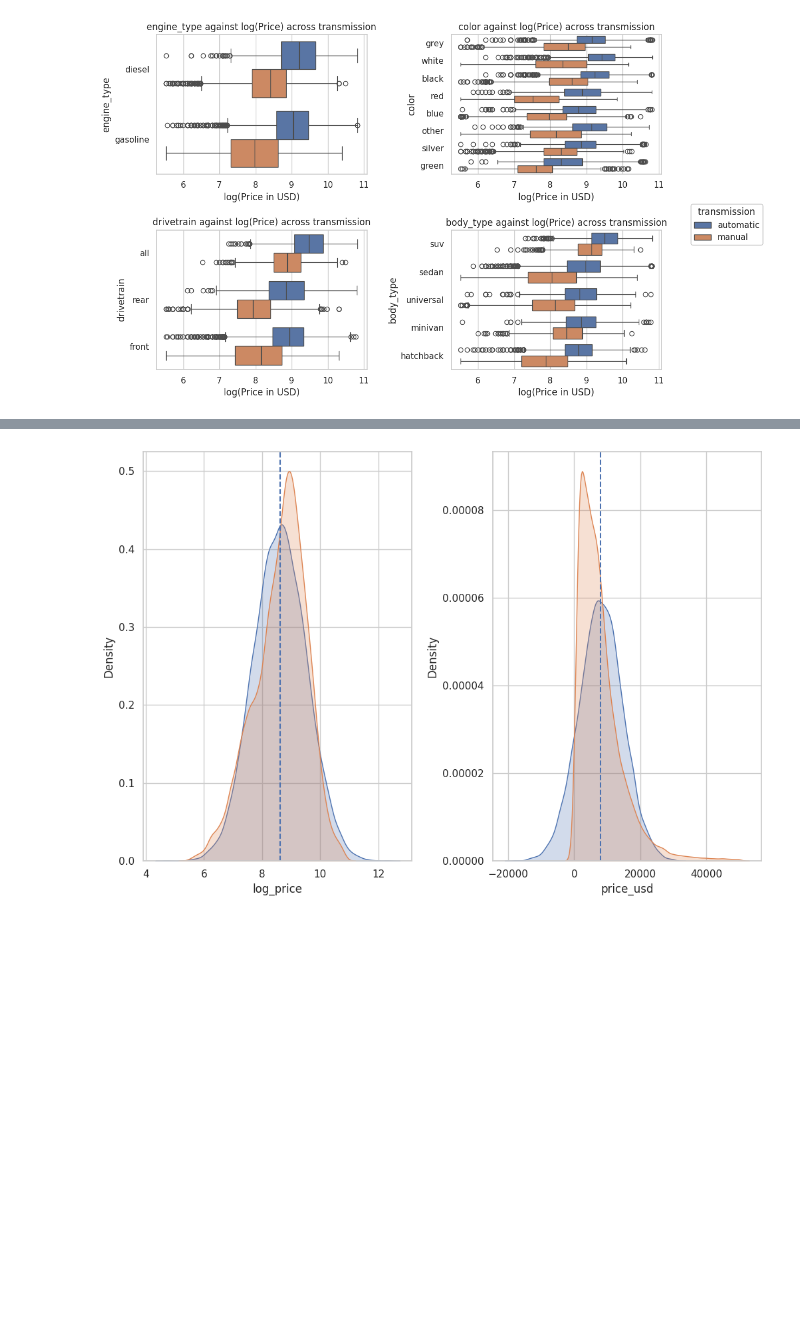
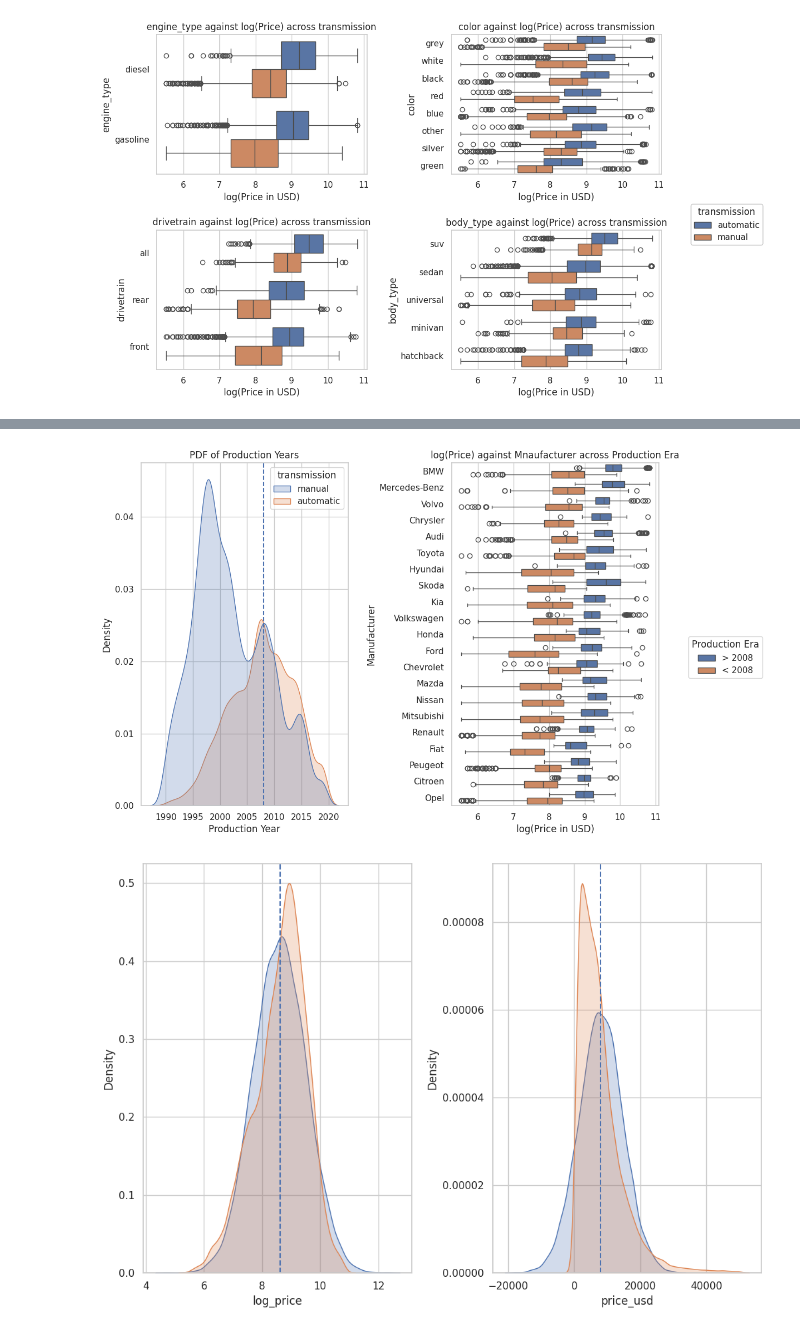
Before and after one commit to NigelPetersen/UsedCars, a Jupyter notebook: UsedCars.ipynb, the cells around one changed output, grey strips where cells are left out. Drawn from its saved outputs; the diff is of its cells as text; code cells hidden in the pictures; blank space fills up the shorter version.

```diff
--- a/UsedCars.ipynb
+++ b/UsedCars.ipynb
@@ -182,3 +157,21 @@ plt.show()
+# %%
+cars_data["Production Era"] = (cars_data["year_produced"] >= 2008).apply(str)
+cars_data["Production Era"] = cars_data["Production Era"].replace(["True", "False"], ["> 2008", "< 2008"])
+
+fig = plt.figure()
+fig.subplots_adjust(wspace = 0.5)
+ax = fig.add_subplot(1,2,1)
+plot_1 = sns.kdeplot(x = "year_produced", fill = True, hue = "transmission", data = cars_data)
+plot_1.axvline(x = 2008, color = "b", linestyle = "dashed")
+plot_1.set(xlabel = "Production Year", title = "PDF of Production Years")
+
+ax = fig.add_subplot(1,2,2)
+plot_2 = facet_boxplot_against_response(cars_data, "manufacturer_name", "log_price", "Production Era",
+            ["log(Price in USD)", "Manufacturer", "log(Price) against Mnaufacturer across Production Era"])
+sns.move_legend(plot_2, loc = "upper center", bbox_to_anchor = (1, 0.5), bbox_transform = plt.gcf().transFigure)
+plt.show()
+# %% [output]
+[figure, added]
 # %%
 log_normal_dist = np.random.normal(loc = np.mean(cars_data["log_price"]),
                                    scale = np.std(cars_data["log_price"]), size = len(cars_data))
```
Also changed, not shown: parts of 6 cells of this notebook.
